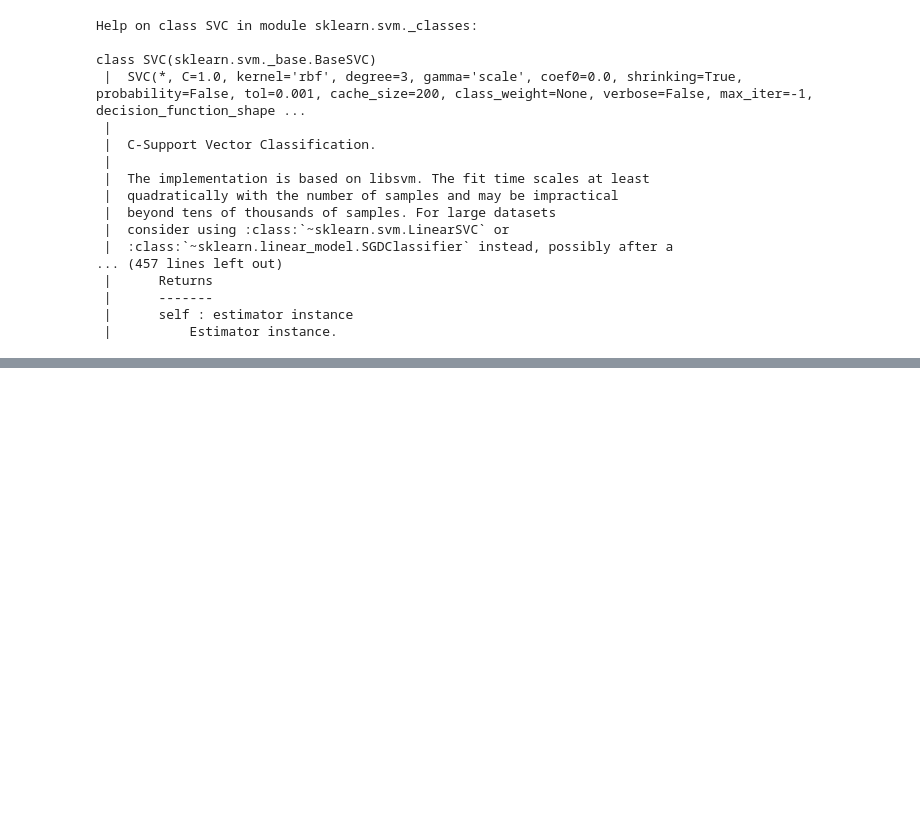
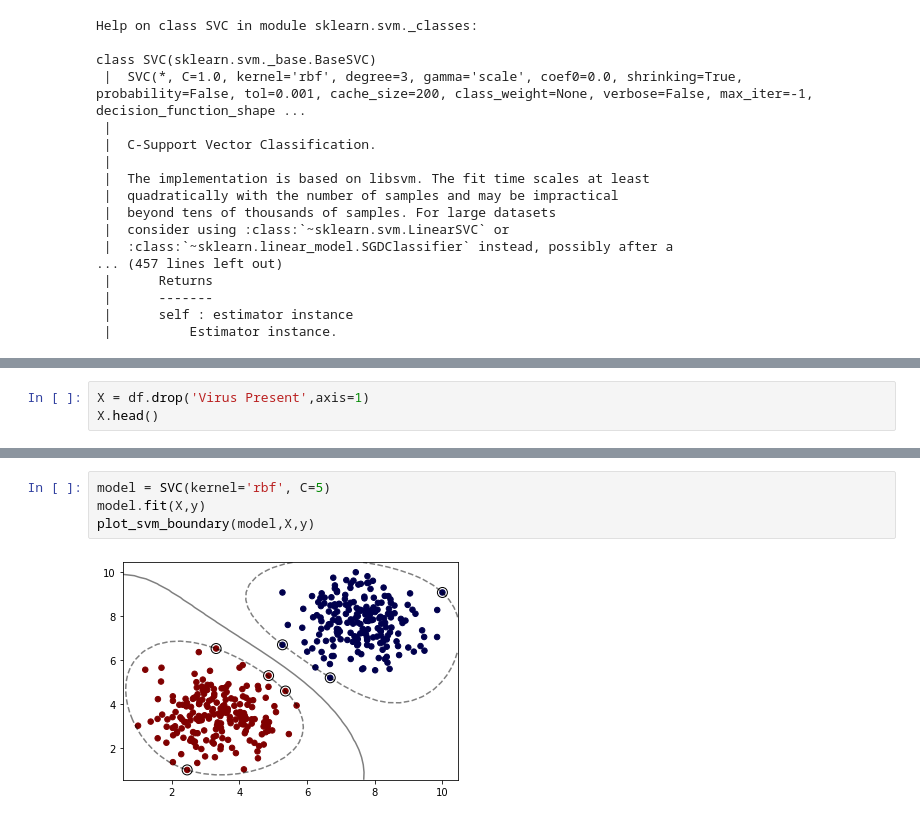
Before and after one commit to YomiDavid/ML_Live-_Class, a Jupyter notebook: SVM.ipynb, the cells around one changed output, grey strips where cells are left out. Saved outputs shown, nothing was run; the diff lists cells and outputs as text; blank space fills up the shorter version.

```diff
--- a/SVM.ipynb
+++ b/SVM.ipynb
@@ -57,0 +60,3 @@ class SVC(sklearn.svm._base.BaseSVC)
+# %%
+X = df.drop('Virus Present',axis=1)
+X.head()
@@ -57,0 +128,6 @@ class SVC(sklearn.svm._base.BaseSVC)
+# %%
+model = SVC(kernel='rbf', C=5)
+model.fit(X,y)
+plot_svm_boundary(model,X,y)
+# %% [output]
+[figure, added]
```
Also changed, not shown: parts of 18 cells of this notebook, 3 other files.
